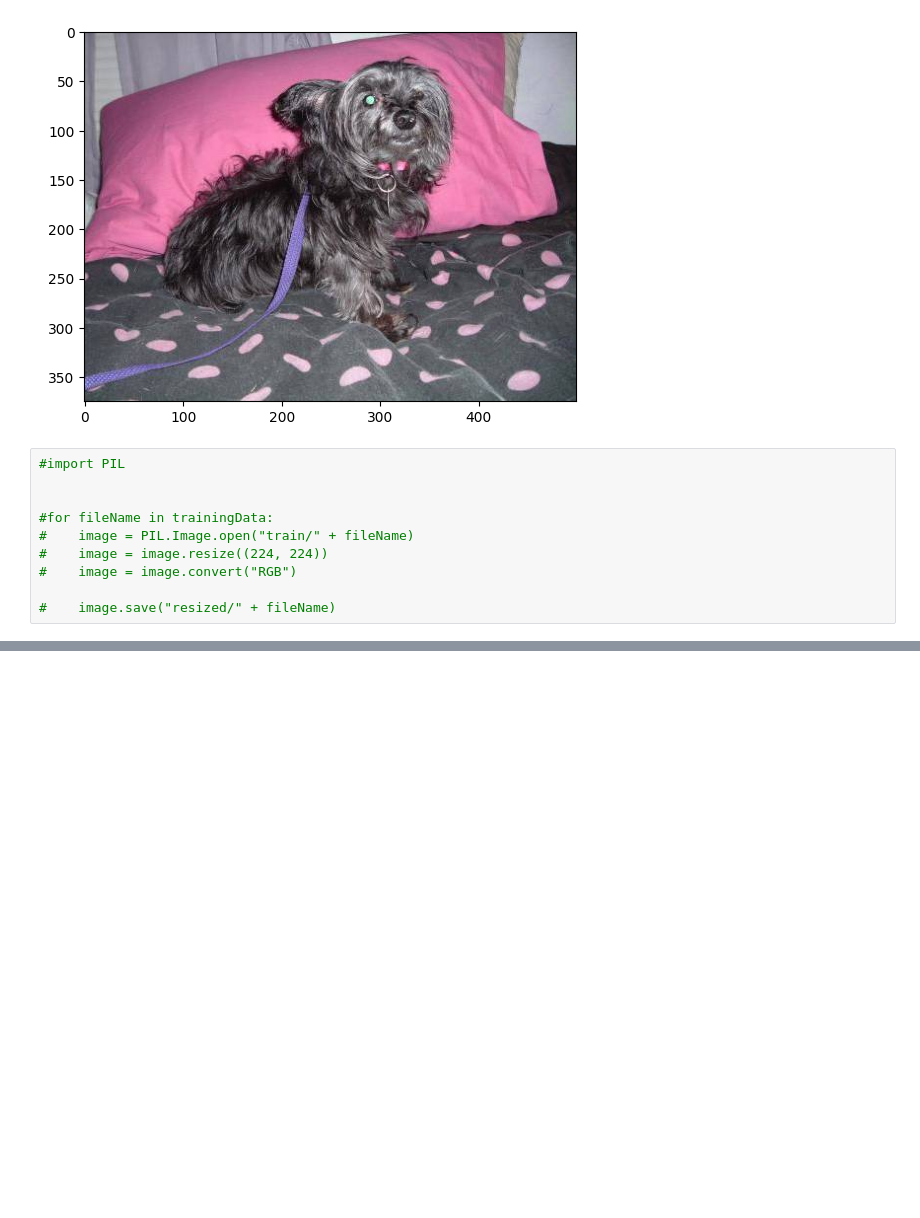
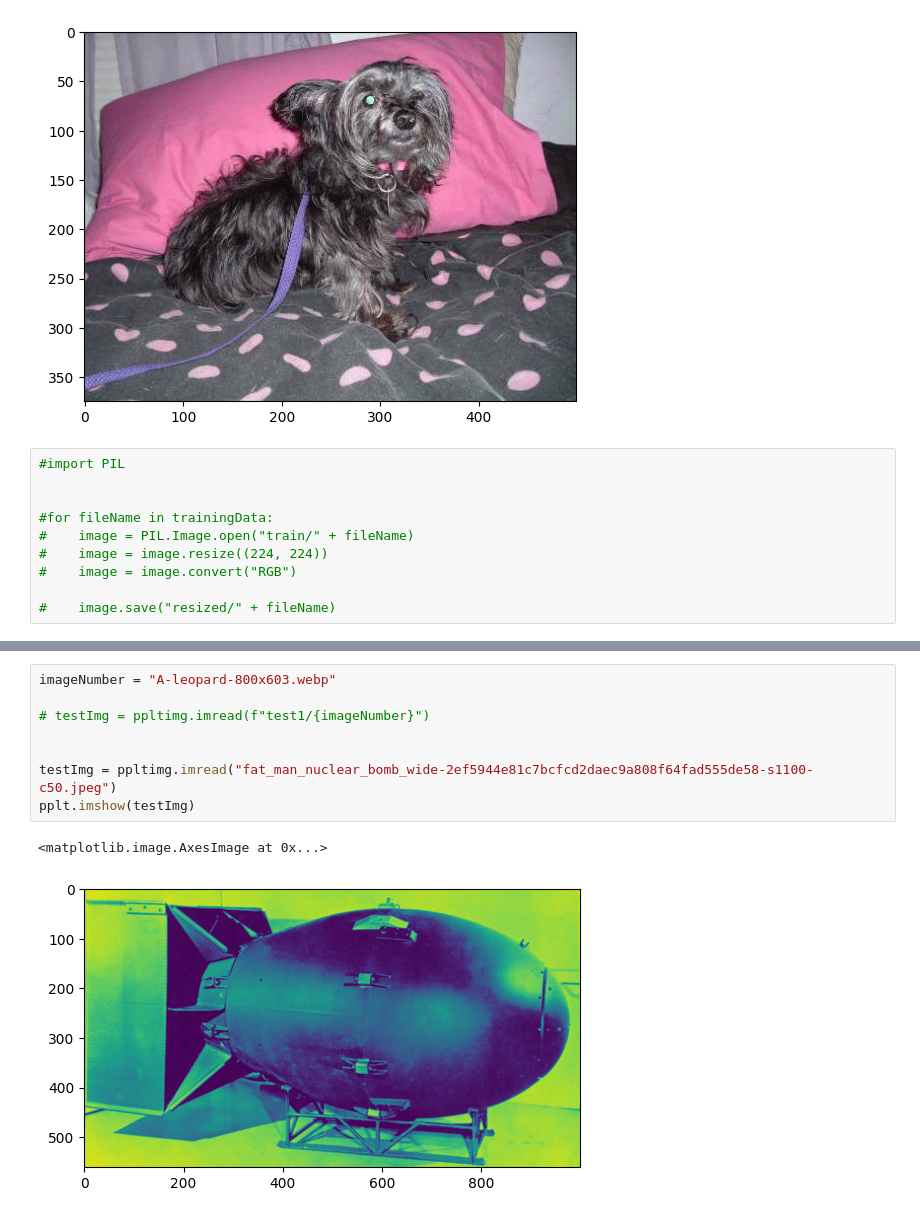
Before and after one commit to ghYeet42/unit2B, a Jupyter notebook: catVdog.ipynb, the cells around one changed output, grey strips where cells are left out. Saved outputs shown, nothing was run; the diff lists cells and outputs as text; blank space fills up the shorter version.

```diff
--- a/catVdog.ipynb
+++ b/catVdog.ipynb
@@ -134,0 +148,11 @@ model.fit(x_train_scaled, y_train, epochs = 2)
+# %%
+imageNumber = "A-leopard-800x603.webp"
+
+# testImg = ppltimg.imread(f"test1/{imageNumber}")
+
+
+testImg = ppltimg.imread("fat_man_nuclear_bomb_wide-2ef5944e81c7bcfcd2daec9a808f64fad555de58-s1100-c50.jpeg")
+pplt.imshow(testImg)
+# %% [output]
+<matplotlib.image.AxesImage at 0x...>
+[figure, added]
```
Also changed, not shown: parts of 9 cells of this notebook, 4 other files.
